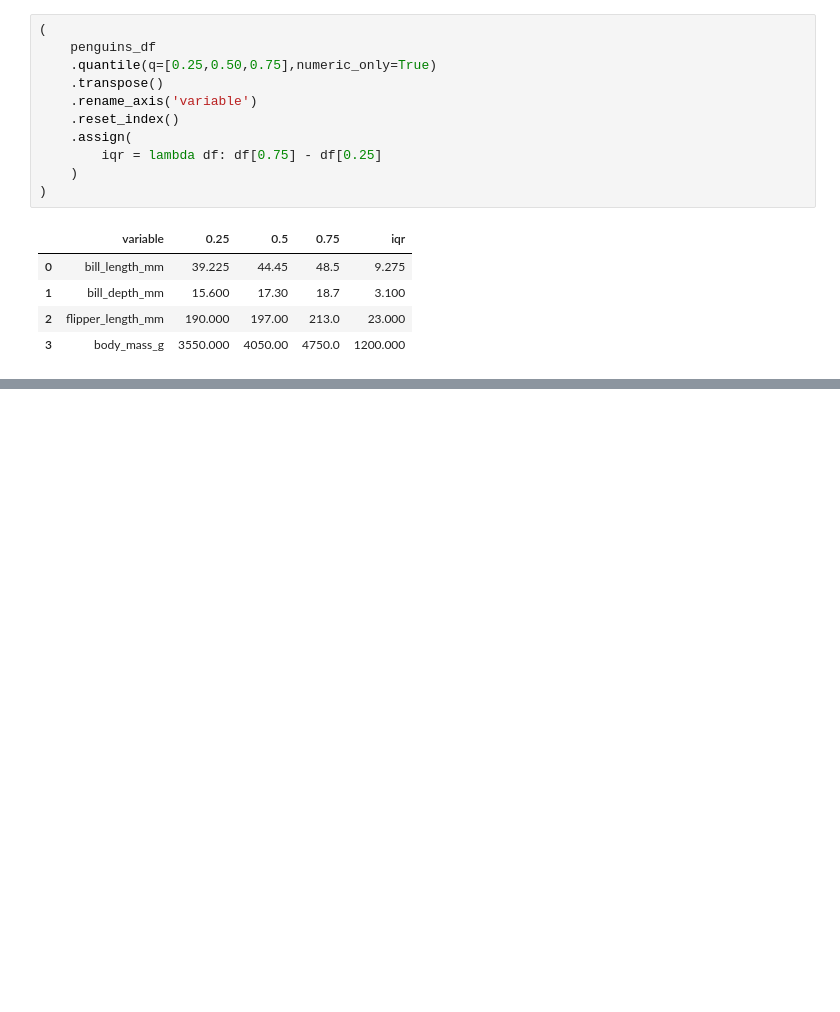
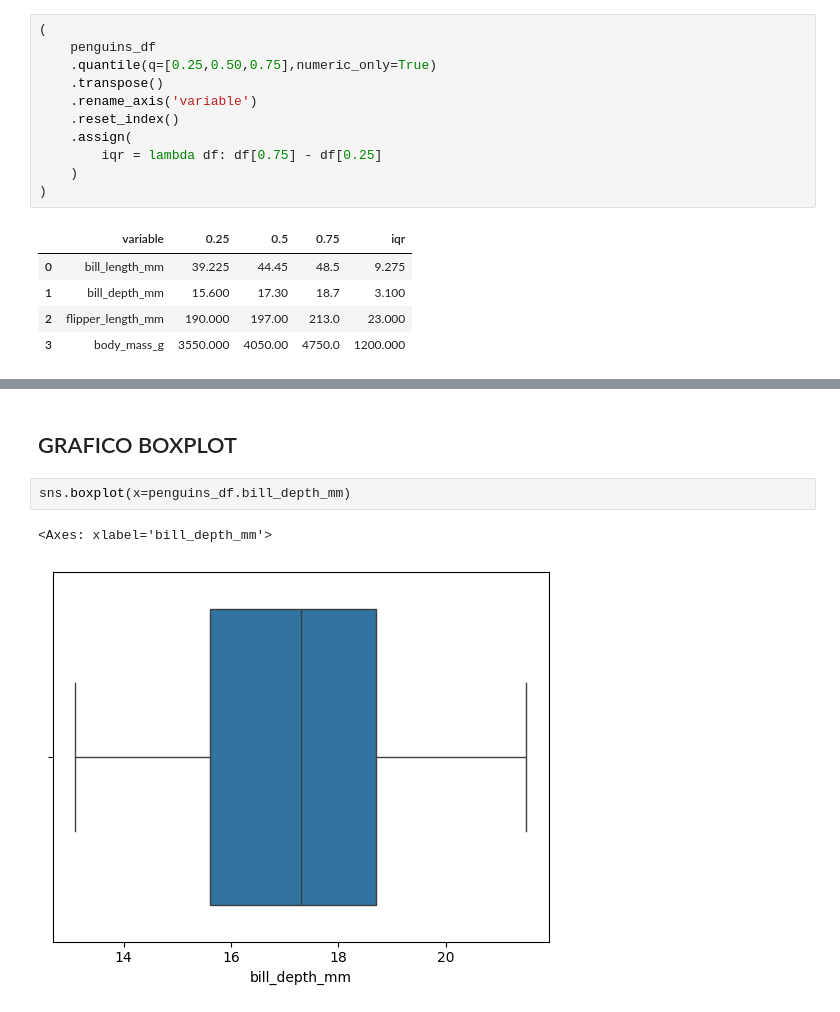
Before and after one commit to cesarmayta/BOOTCAMP_DSG1, a Jupyter notebook: dia2/05_medidas_dispersion.ipynb, the cells around one changed output, grey strips where cells are left out. Saved outputs shown, nothing was run; the diff lists cells and outputs as text; blank space fills up the shorter version.

```diff
--- a/dia2/05_medidas_dispersion.ipynb
+++ b/dia2/05_medidas_dispersion.ipynb
@@ -131,0 +203,7 @@ Name: 0.75, dtype: float64
+# %% [markdown]
+## GRAFICO BOXPLOT
+# %%
+sns.boxplot(x=penguins_df.bill_depth_mm)
+# %% [output]
+<Axes: xlabel='bill_depth_mm'>
+[figure, added]
```
Also changed, not shown: parts of 3 cells of this notebook.
